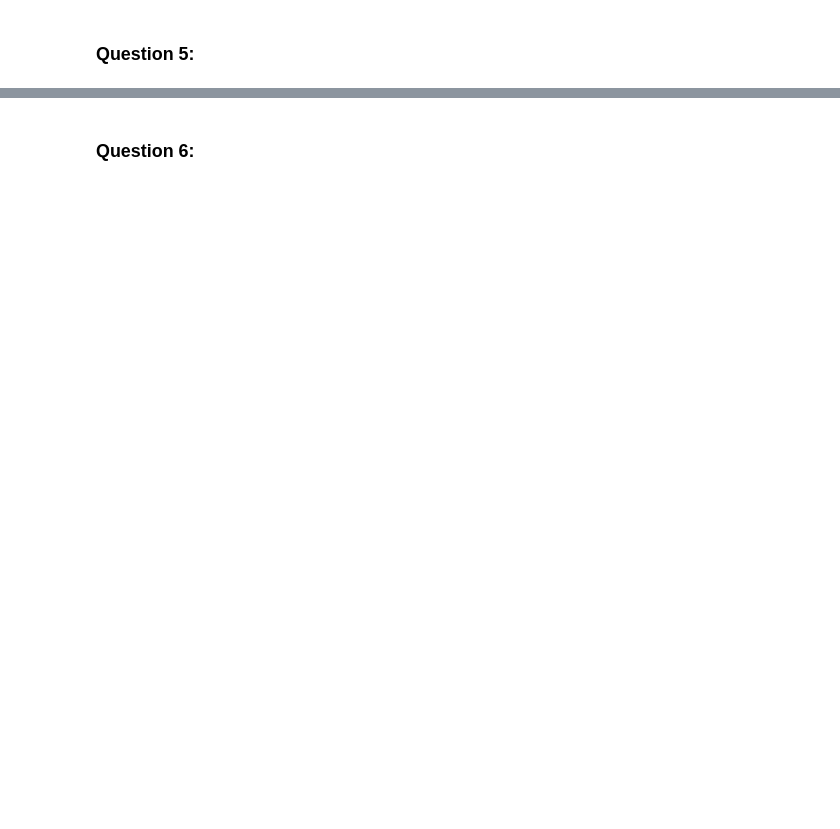
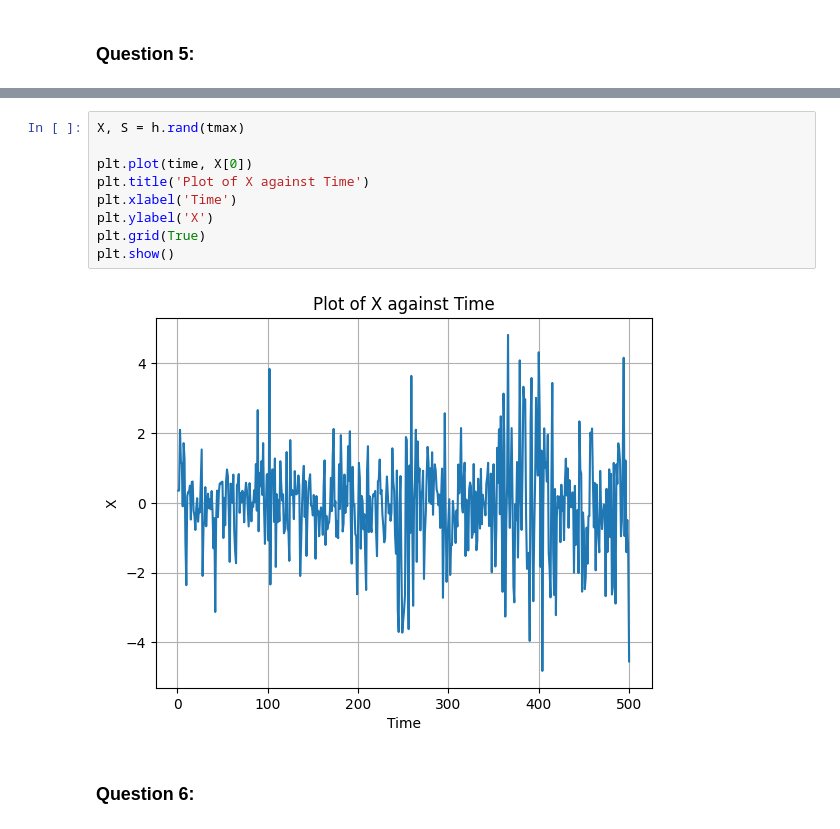
Before and after one commit to Ignas12345/Pattern_recognition_asssignment_1, a Jupyter notebook: EQ2341_Assignment_1.ipynb, the cells around one changed output, grey strips where cells are left out. Cells and saved outputs as stored; diff of their text form; blank space fills up the shorter version.

```diff
--- a/EQ2341_Assignment_1.ipynb
+++ b/EQ2341_Assignment_1.ipynb
@@ -152,2 +156,13 @@ print(np.var(X))
+# %%
+X, S = h.rand(tmax)
+
+plt.plot(time, X[0])
+plt.title('Plot of X against Time')
+plt.xlabel('Time')
+plt.ylabel('X')
+plt.grid(True)
+plt.show()
+# %% [output]
+[figure, added]
 # %% [markdown]
 ### Question 6:
```
Also changed, not shown: parts of 15 cells of this notebook.
